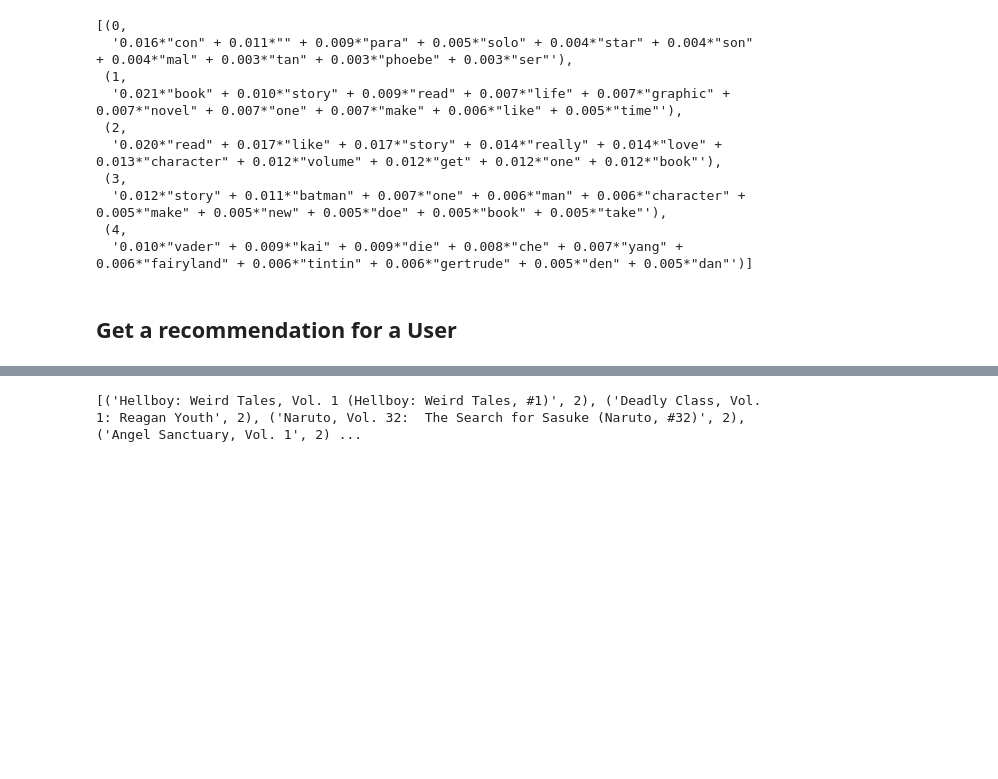
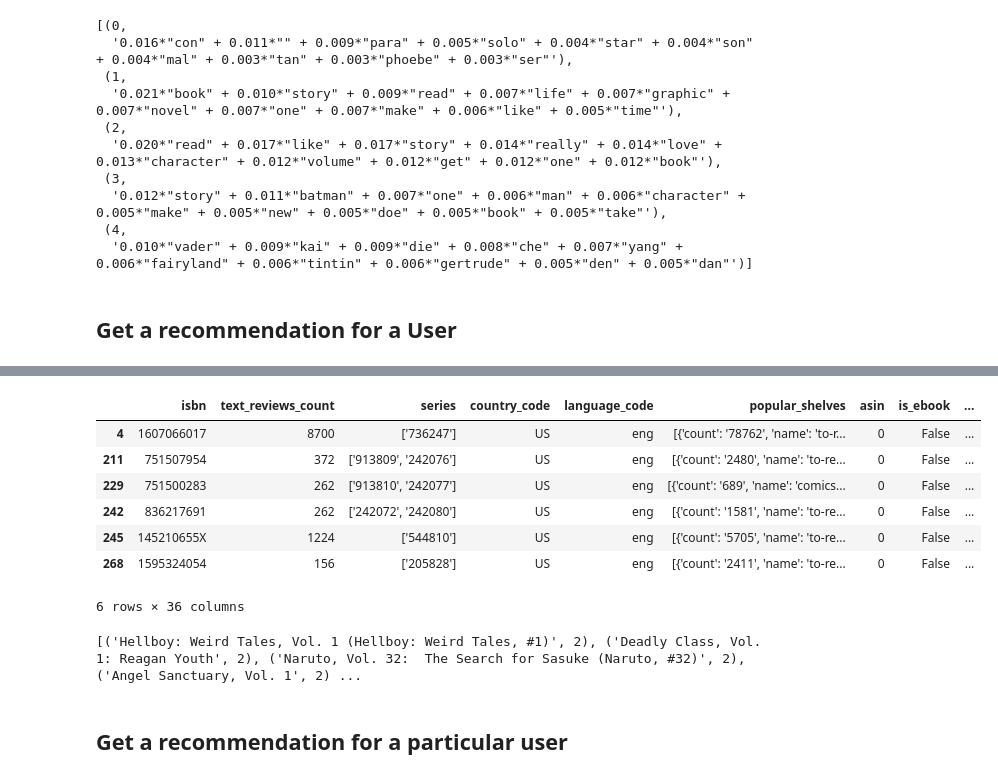
Before and after one commit to tanmaygadgil/UML-Project, a Jupyter notebook: Topic_Modeling/Generate User recommendations.ipynb, the cells around one changed output, grey strips where cells are left out. Cells and saved outputs as stored; diff of their text form; code cells hidden in the pictures; blank space fills up the shorter version.

Commit message:
adding recommendation code

```diff
--- a/Topic_Modeling/Generate User recommendations.ipynb
+++ b/Topic_Modeling/Generate User recommendations.ipynb
@@ -172,4 +195,17 @@ These are the books that the user has interacted with:
+# %%
+book_df[book_df['book_id'].isin(list(inter_df[inter_df['user_id'] == "8842281e1d1347389f2ab93d60773d4d"]['book_id']))]
+# %% [output]
+|  | isbn | text_reviews_count | series | country_code | language_code | popular_shelves | asin | is_ebook | ... |
+| 4 | 1607066017 | 8700 | ['736247'] | US | eng | [{'count': '78762', 'name': 'to-r... | 0 | False | ... |
+| 211 | 751507954 | 372 | ['913809', '242076'] | US | eng | [{'count': '2480', 'name': 'to-re... | 0 | False | ... |
+| 229 | 751500283 | 262 | ['913810', '242077'] | US | eng | [{'count': '689', 'name': 'comics... | 0 | False | ... |
+| 242 | 836217691 | 262 | ['242072', '242080'] | US | eng | [{'count': '1581', 'name': 'to-re... | 0 | False | ... |
+| 245 | 145210655X | 1224 | ['544810'] | US | eng | [{'count': '5705', 'name': 'to-re... | 0 | False | ... |
+| 268 | 1595324054 | 156 | ['205828'] | US | eng | [{'count': '2411', 'name': 'to-re... | 0 | False | ... |
+6 rows × 36 columns
 # %%
 print(recos)
 # %% [output]
 [('Hellboy: Weird Tales, Vol. 1 (Hellboy: Weird Tales, #1)', 2), ('Deadly Class, Vol. 1: Reagan Youth', 2), ('Naruto, Vol. 32:  The Search for Sasuke (Naruto, #32)', 2), ('Angel Sanctuary, Vol. 1', 2) ...
+# %% [markdown]
+## Get a recommendation for a particular user
```
Also changed, not shown: parts of 11 cells of this notebook, 3 other files.
